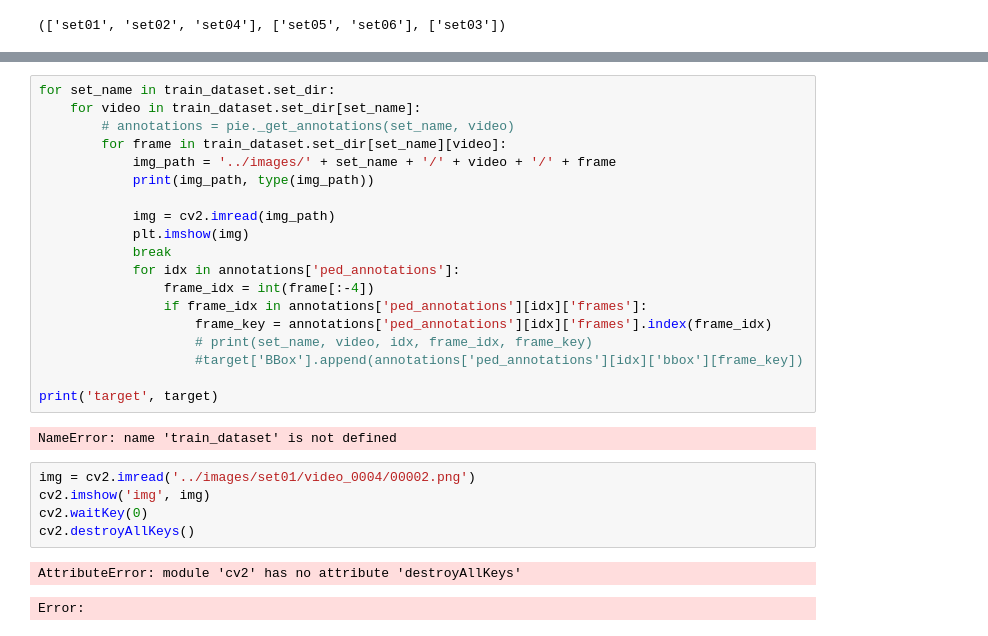
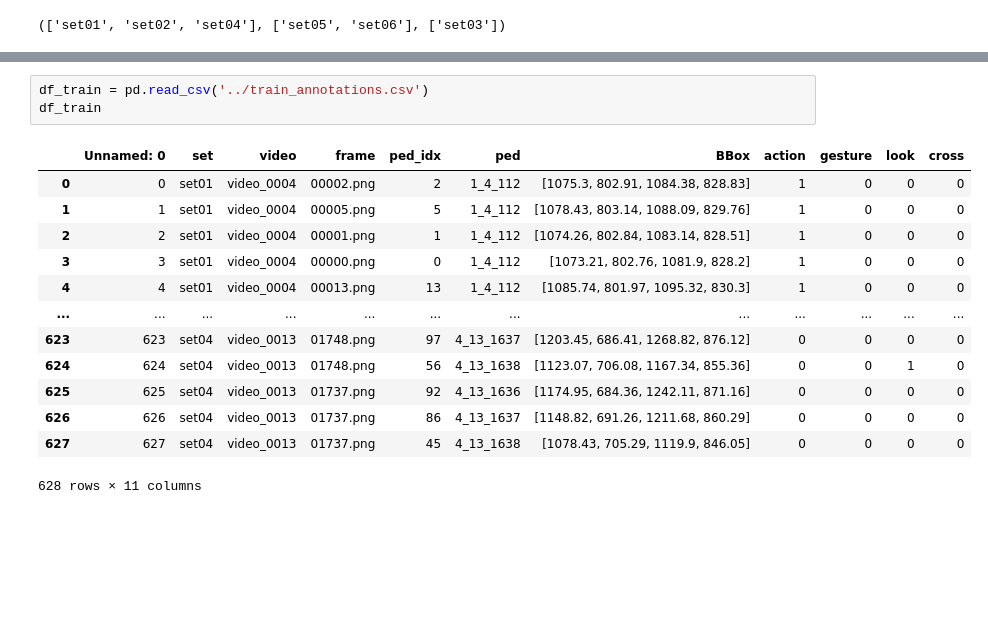
Before and after one commit to Matovic/pedestrian-classification, a Jupyter notebook: src/data_preprocessing.ipynb, the cells around one changed output, grey strips where cells are left out. Cells and saved outputs as stored; diff of their text form; blank space fills up the shorter version.

```diff
--- a/src/data_preprocessing.ipynb
+++ b/src/data_preprocessing.ipynb
@@ -257,29 +180,17 @@ Name: frame, Length: 628, dtype: object
-# %%
-for set_name in train_dataset.set_dir:
-    for video in train_dataset.set_dir[set_name]:
-        # annotations = pie._get_annotations(set_name, video)
-        for frame in train_dataset.set_dir[set_name][video]:
-            img_path = '../images/' + set_name + '/' + video + '/' + frame
-            print(img_path, type(img_path))
-
-            img = cv2.imread(img_path)
-            plt.imshow(img)
-            break
-            for idx in annotations['ped_annotations']:
-                frame_idx = int(frame[:-4])
-                if frame_idx in annotations['ped_annotations'][idx]['frames']:
-                    frame_key = annotations['ped_annotations'][idx]['frames'].index(frame_idx)
-                    # print(set_name, video, idx, frame_idx, frame_key)
-                    #target['BBox'].append(annotations['ped_annotations'][idx]['bbox'][frame_key])
-
-print('target', target)
-# %% [output]
-NameError: name 'train_dataset' is not defined
-# %%
-img = cv2.imread('../images/set01/video_0004/00002.png')
-cv2.imshow('img', img)
-cv2.waitKey(0)
-cv2.destroyAllKeys()
-# %% [output]
-AttributeError: module 'cv2' has no attribute 'destroyAllKeys'
-Error:
+# %%
+df_train = pd.read_csv('../train_annotations.csv')
+df_train
+# %% [output]
+|  | Unnamed: 0 | set | video | frame | ped_idx | ped | BBox | action | gesture | look | cross |
+| 0 | 0 | set01 | video_0004 | 00002.png | 2 | 1_4_112 | [1075.3, 802.91, 1084.38, 828.83] | 1 | 0 | 0 | 0 |
+| 1 | 1 | set01 | video_0004 | 00005.png | 5 | 1_4_112 | [1078.43, 803.14, 1088.09, 829.76] | 1 | 0 | 0 | 0 |
+| 2 | 2 | set01 | video_0004 | 00001.png | 1 | 1_4_112 | [1074.26, 802.84, 1083.14, 828.51] | 1 | 0 | 0 | 0 |
+| 3 | 3 | set01 | video_0004 | 00000.png | 0 | 1_4_112 | [1073.21, 802.76, 1081.9, 828.2] | 1 | 0 | 0 | 0 |
+| 4 | 4 | set01 | video_0004 | 00013.png | 13 | 1_4_112 | [1085.74, 801.97, 1095.32, 830.3] | 1 | 0 | 0 | 0 |
+| ... | ... | ... | ... | ... | ... | ... | ... | ... | ... | ... | ... |
+| 623 | 623 | set04 | video_0013 | 01748.png | 97 | 4_13_1637 | [1203.45, 686.41, 1268.82, 876.12] | 0 | 0 | 0 | 0 |
+| 624 | 624 | set04 | video_0013 | 01748.png | 56 | 4_13_1638 | [1123.07, 706.08, 1167.34, 855.36] | 0 | 0 | 1 | 0 |
+| 625 | 625 | set04 | video_0013 | 01737.png | 92 | 4_13_1636 | [1174.95, 684.36, 1242.11, 871.16] | 0 | 0 | 0 | 0 |
+| 626 | 626 | set04 | video_0013 | 01737.png | 86 | 4_13_1637 | [1148.82, 691.26, 1211.68, 860.29] | 0 | 0 | 0 | 0 |
+| 627 | 627 | set04 | video_0013 | 01737.png | 45 | 4_13_1638 | [1078.43, 705.29, 1119.9, 846.05] | 0 | 0 | 0 | 0 |
+628 rows × 11 columns
```
Also changed, not shown: parts of 14 cells of this notebook.
